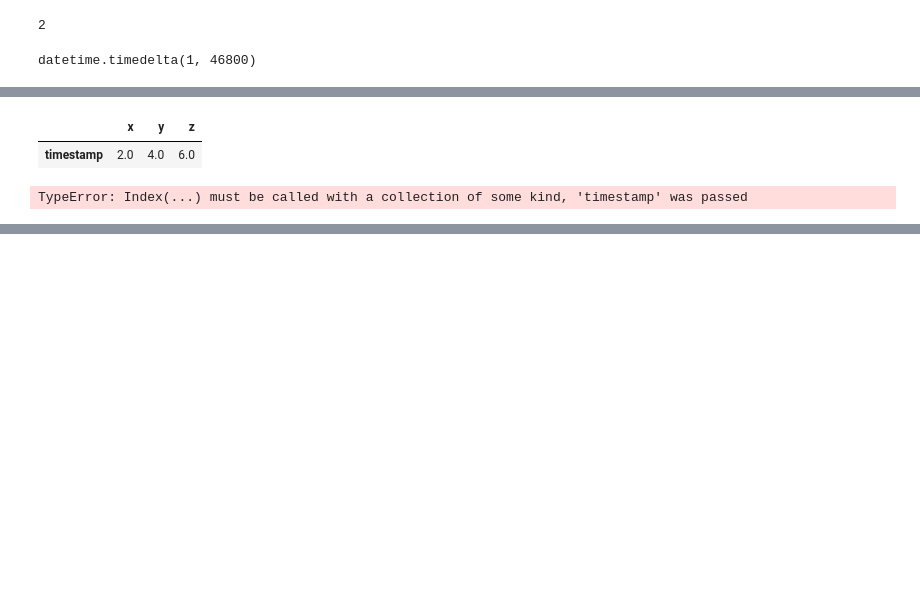
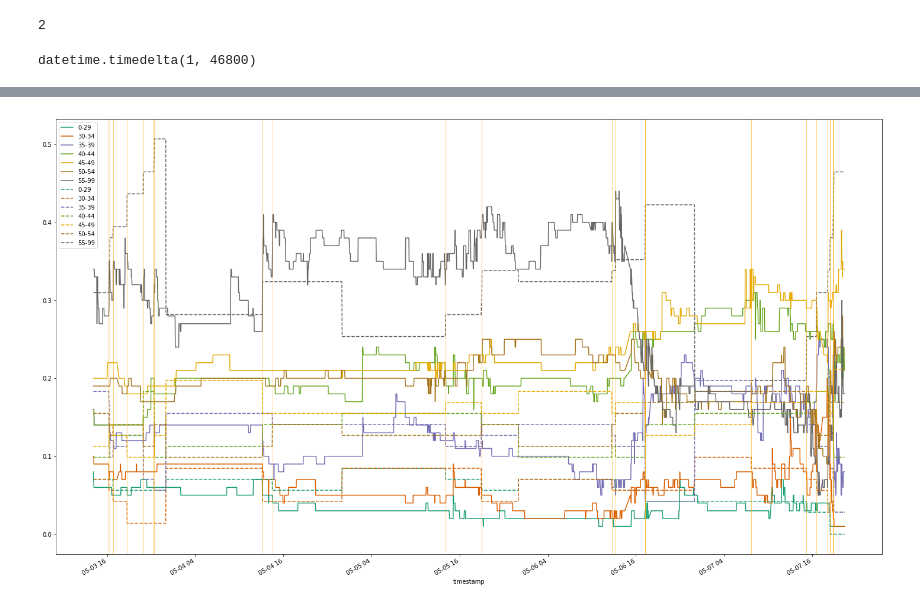
Before and after one commit to mng12689/predictit, a Jupyter notebook: Untitled-Copy1.ipynb, the cells around one changed output, grey strips where cells are left out. Drawn from its saved outputs; the diff is of its cells as text; code cells hidden in the pictures; blank space fills up the shorter version.

Commit message:
graph simulation!

```diff
--- a/Untitled-Copy1.ipynb
+++ b/Untitled-Copy1.ipynb
@@ -883,14 +773,37 @@ Name: created_at, dtype: object
-# %%
-s = pd.Series({"x": 2, "y": 4, "z": 6 })
-s.name = "timestamp"
-df = s.to_frame().transpose()
-pd.DataFrame().append(s)
-# %% [output]
-|  | x | y | z |
-| timestamp | 2.0 | 4.0 | 6.0 |
-# %%
-df = pd.DataFrame(index="timestamp")
-_df = pd.Series([2,4,6]).to_frame().transpose()
-pd.concat([_df,df], axis=1)
-# %% [output]
-TypeError: Index(...) must be called with a collection of some kind, 'timestamp' was passed
+# %%
+prices = pd.read_csv("data/simulations/@vp/5478/prices.csv")
+prices["timestamp"] = pd.to_datetime(prices['timestamp']).dt.tz_localize('US/Eastern')
+prices = prices.set_index("timestamp")
+proba = pd.read_csv("data/simulations/@vp/5478/proba.csv")
+proba["timestamp"] = pd.to_datetime(proba['timestamp']).dt.tz_localize('US/Eastern')
+proba = proba.set_index("timestamp")
+sorted_ts = proba.sort_values('timestamp')
+
+timezone = pytz.timezone("US/Eastern")
+start_date = sorted_ts.index[0]
+end_date = sorted_ts.index[len(sorted_ts)-1]
+
+_tweets = get_historical_twitter_data("data/tweets/@vp.csv")
+tweets = _tweets[(_tweets["created_at"] >= start_date) & (_tweets["created_at"] <= end_date)]
+
+
+cmap = cm.get_cmap('Dark2',len(proba.columns))
+colors = cmap(np.linspace(0, 1, len(proba.columns)))
+
+ax1 = prices.plot(linestyle="-",color=colors,figsize=(25,15), use_index=True)
+ax2 = proba.plot(linestyle="--", ax=ax1,color=colors, use_index=True)
+
+for i, t in tweets.iterrows():
+    print(t.index[0])
+    ax1.axvline(x=t["created_at"], color="orange", linewidth=.5)
+
+#ax1.xlabel('Timestamp')
+#ax1.ylabel('Price')
+
+#h1, l1 = ax1.get_legend_handles_labels()
+#h2, l2 = ax2.get_legend_handles_labels()
+
+
+#plt.legend(h1+h2, l1+l2, loc=2)
+plt.show()
+# %% [output]
@@ -896,0 +827 @@ TypeError: Index(...) must be called with a collection of some kind, 'timestamp'
+[figure, added]
```
Also changed, not shown: parts of 13 cells of this notebook.
